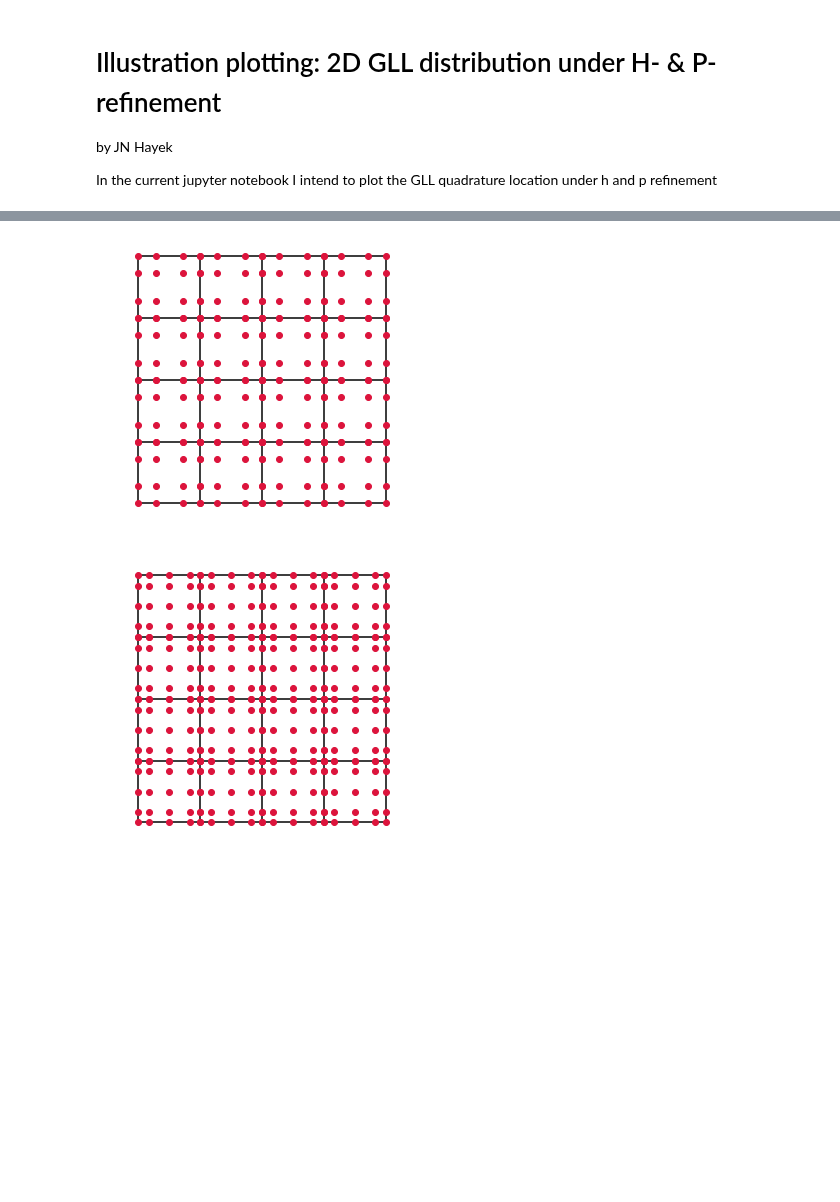
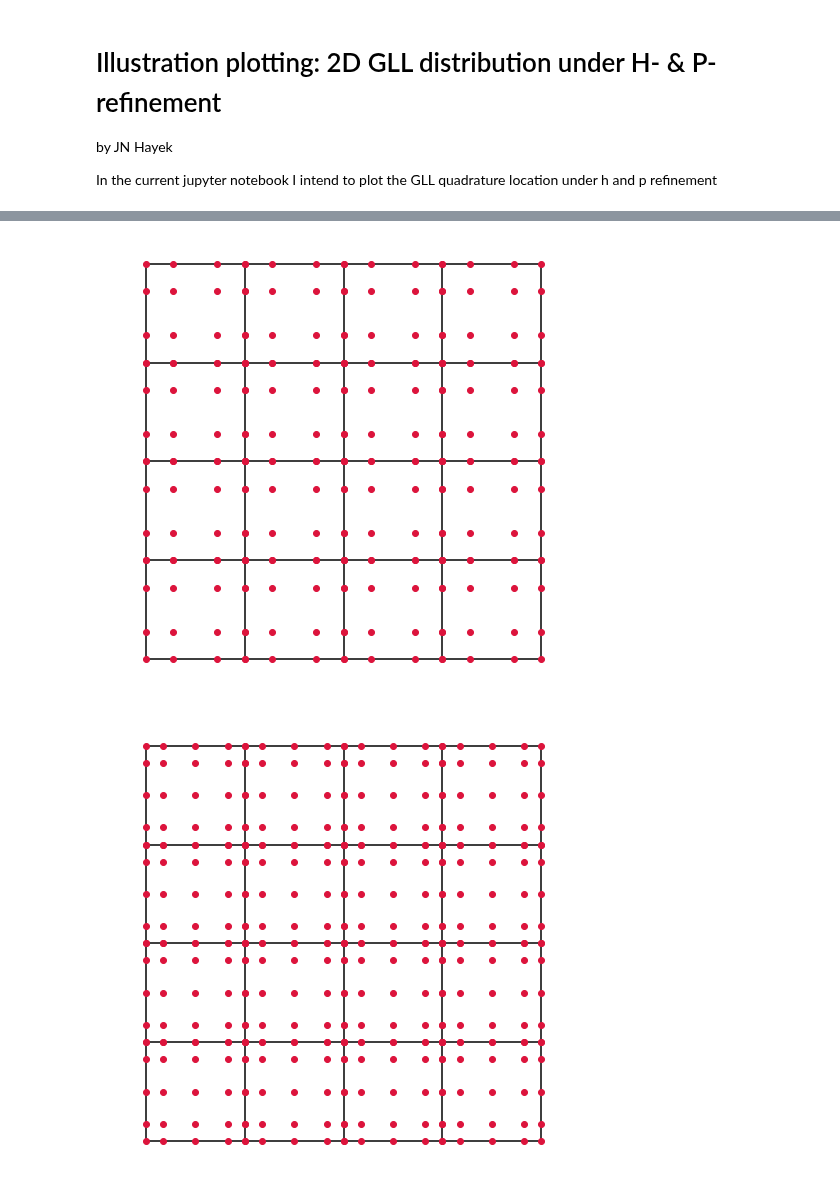
Before and after one commit to Nicolucas/TEAR, a Jupyter notebook: PythonCodes/Utilities/IllustrationNumerics/SEM_Quadrature_loc.ipynb, the cells around one changed output, grey strips where cells are left out. Saved outputs shown, nothing was run; the diff lists cells and outputs as text; code cells hidden in the pictures; blank space fills up the shorter version.

```diff
--- a/PythonCodes/Utilities/IllustrationNumerics/SEM_Quadrature_loc.ipynb
+++ b/PythonCodes/Utilities/IllustrationNumerics/SEM_Quadrature_loc.ipynb
@@ -12,7 +12,7 @@ import numpy as np
 import itertools
 from matplotlib.gridspec import GridSpec
 # %%
-plt.rcParams["figure.figsize"] = (5,5)
+plt.rcParams["figure.figsize"] = (8,8)
 # %%
 def PlotMesh(NumLines):
     x, y = np.meshgrid(np.linspace(0,1, NumLines), np.linspace(0, 1, NumLines))
@@ -54,15 +53,16 @@ def PlotCell_and_GLL_Points(NumCells,NumBasis):
 # %%
 
-PlotCell_and_GLL_Points(NumCells=2,NumBasis=1)
-PlotCell_and_GLL_Points(NumCells=2,NumBasis=2)
-PlotCell_and_GLL_Points(NumCells=2,NumBasis=3)
-PlotCell_and_GLL_Points(NumCells=2,NumBasis=4)
-PlotCell_and_GLL_Points(NumCells=3,NumBasis=1)
-PlotCell_and_GLL_Points(NumCells=3,NumBasis=2)
-PlotCell_and_GLL_Points(NumCells=3,NumBasis=3)
-PlotCell_and_GLL_Points(NumCells=3,NumBasis=4)
-PlotCell_and_GLL_Points(NumCells=4,NumBasis=1)
-PlotCell_and_GLL_Points(NumCells=4,NumBasis=2)
-PlotCell_and_GLL_Points(NumCells=4,NumBasis=3)
-PlotCell_and_GLL_Points(NumCells=4,NumBasis=4)
+PlotCell_and_GLL_Points(NumCells=2,NumBasis=1);plt.show()
+PlotCell_and_GLL_Points(NumCells=2,NumBasis=2);plt.show()
+PlotCell_and_GLL_Points(NumCells=2,NumBasis=3);plt.show()
+PlotCell_and_GLL_Points(NumCells=2,NumBasis=4);plt.show()
+PlotCell_and_GLL_Points(NumCells=3,NumBasis=1);plt.show()
+PlotCell_and_GLL_Points(NumCells=3,NumBasis=2);plt.show()
+PlotCell_and_GLL_Points(NumCells=3,NumBasis=3);plt.show()
+PlotCell_and_GLL_Points(NumCells=3,NumBasis=4);plt.show()
+PlotCell_and_GLL_Points(NumCells=4,NumBasis=1);plt.show()
+PlotCell_and_GLL_Points(NumCells=4,NumBasis=2);plt.show()
+PlotCell_and_GLL_Points(NumCells=4,NumBasis=3);plt.show()
+PlotCell_and_GLL_Points(NumCells=4,NumBasis=4);plt.show()
+PlotCell_and_GLL_Points(NumCells=4,NumBasis=5);plt.show()
 # %% [output]
@@ -79,2 +79,2 @@ PlotCell_and_GLL_Points(NumCells=4,NumBasis=4)
-[figure, old version]
+[figure, new version]
-[figure, old version]
+[figure, new version]
```
Also changed, not shown: parts of 3 cells of this notebook, 32 other files.
